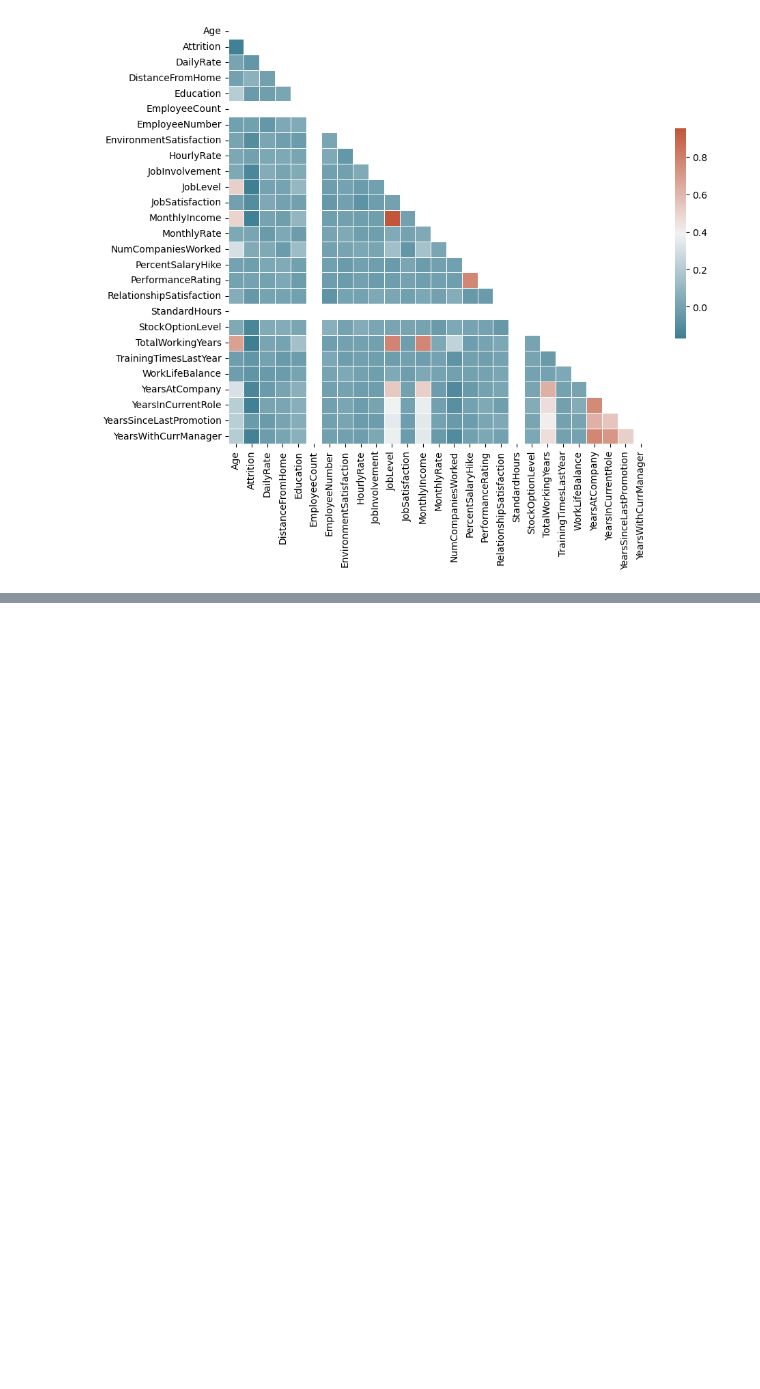
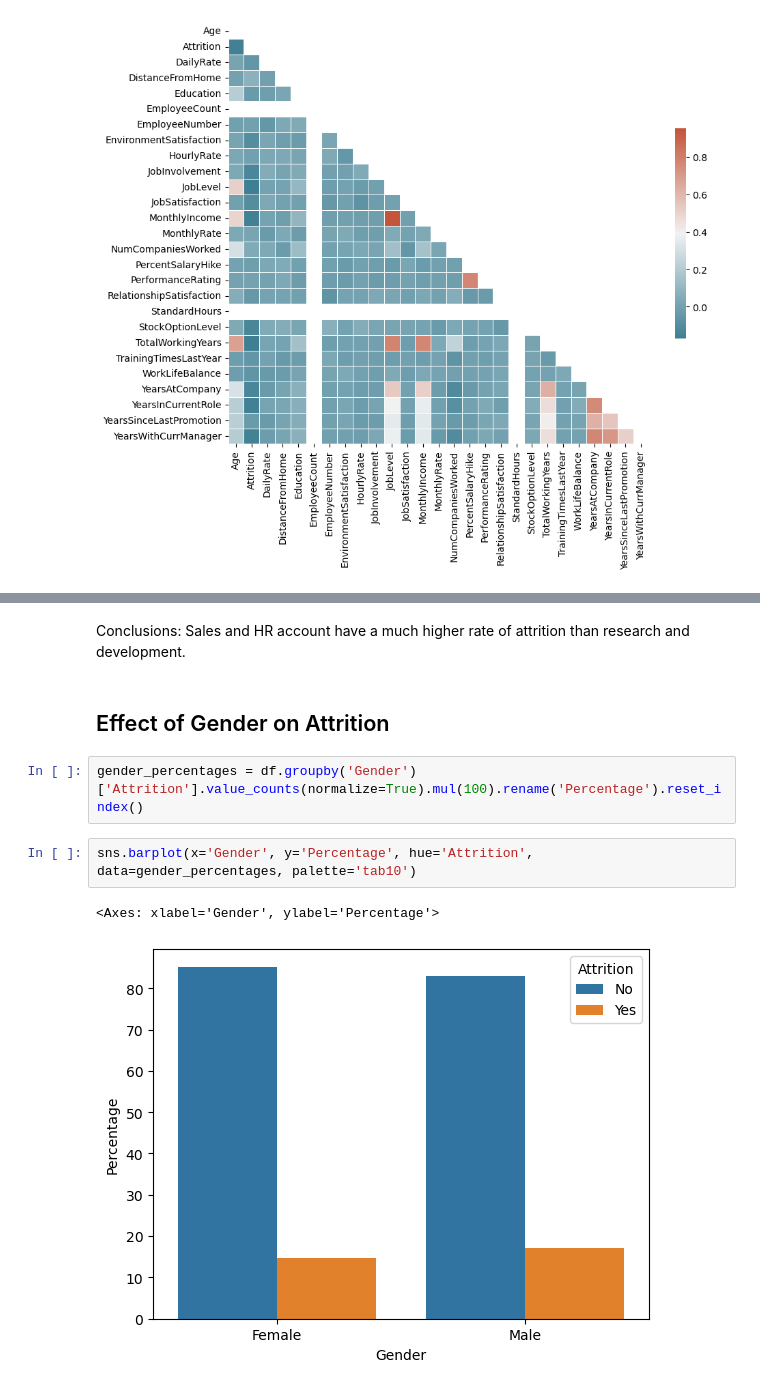
Before and after one commit to simsjarrod/MachineLearning_Employee-Churn, a Jupyter notebook: exploratory_data_analysis.ipynb, the cells around one changed output, grey strips where cells are left out. Drawn from its saved outputs; the diff is of its cells as text; blank space fills up the shorter version.

```diff
--- a/exploratory_data_analysis.ipynb
+++ b/exploratory_data_analysis.ipynb
@@ -277,0 +340,11 @@ sns.relplot(x='YearsAtCompany', y='MonthlyIncome', hue='Attrition', data=df)
+# %% [markdown]
+Conclusions: Sales and HR account have a much higher rate of attrition than research and development.
+# %% [markdown]
+## Effect of Gender on Attrition
+# %%
+gender_percentages = df.groupby('Gender')['Attrition'].value_counts(normalize=True).mul(100).rename('Percentage').reset_index()
+# %%
+sns.barplot(x='Gender', y='Percentage', hue='Attrition', data=gender_percentages, palette='tab10')
+# %% [output]
+<Axes: xlabel='Gender', ylabel='Percentage'>
+[figure, added]
```
Also changed, not shown: parts of 42 cells of this notebook.
